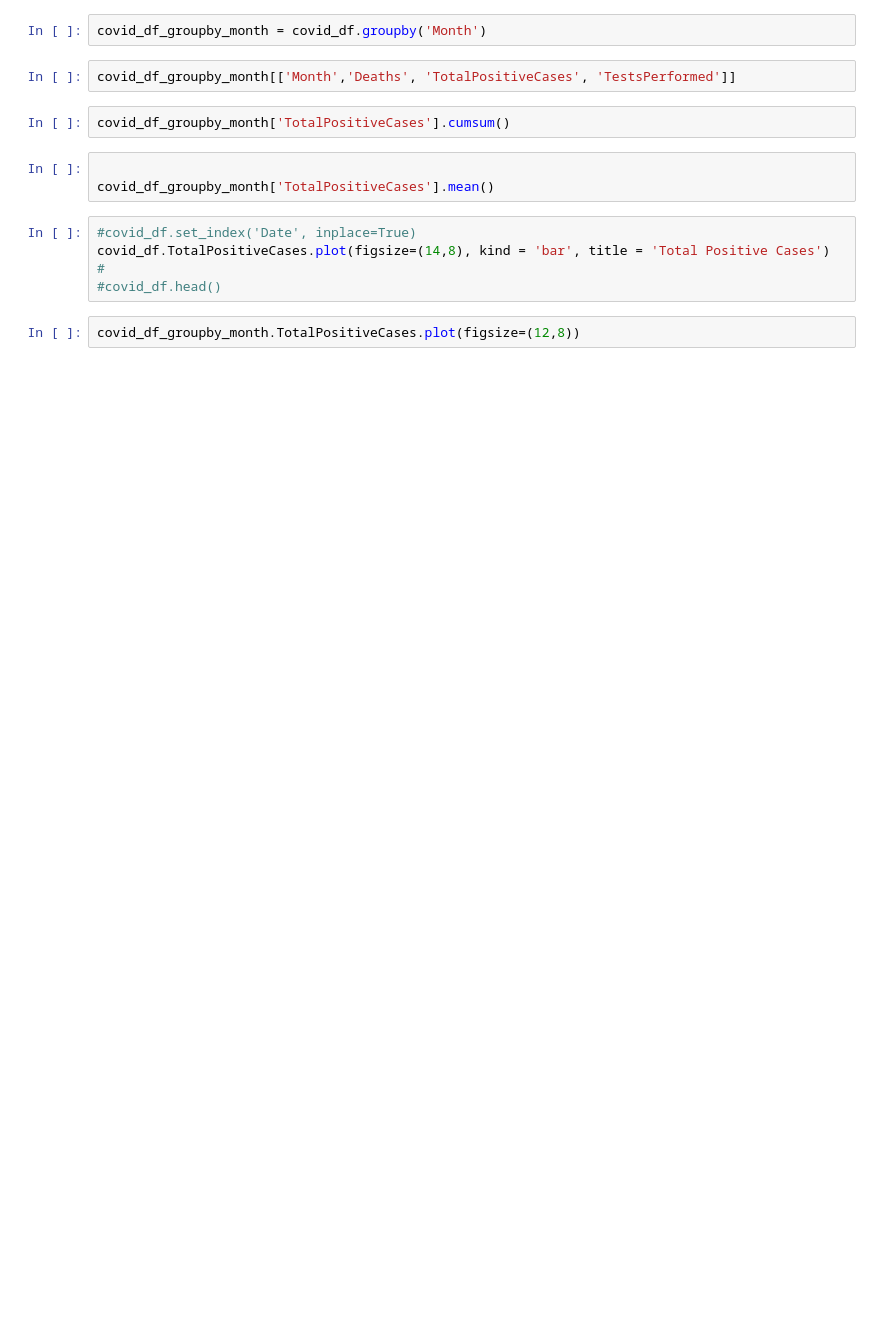
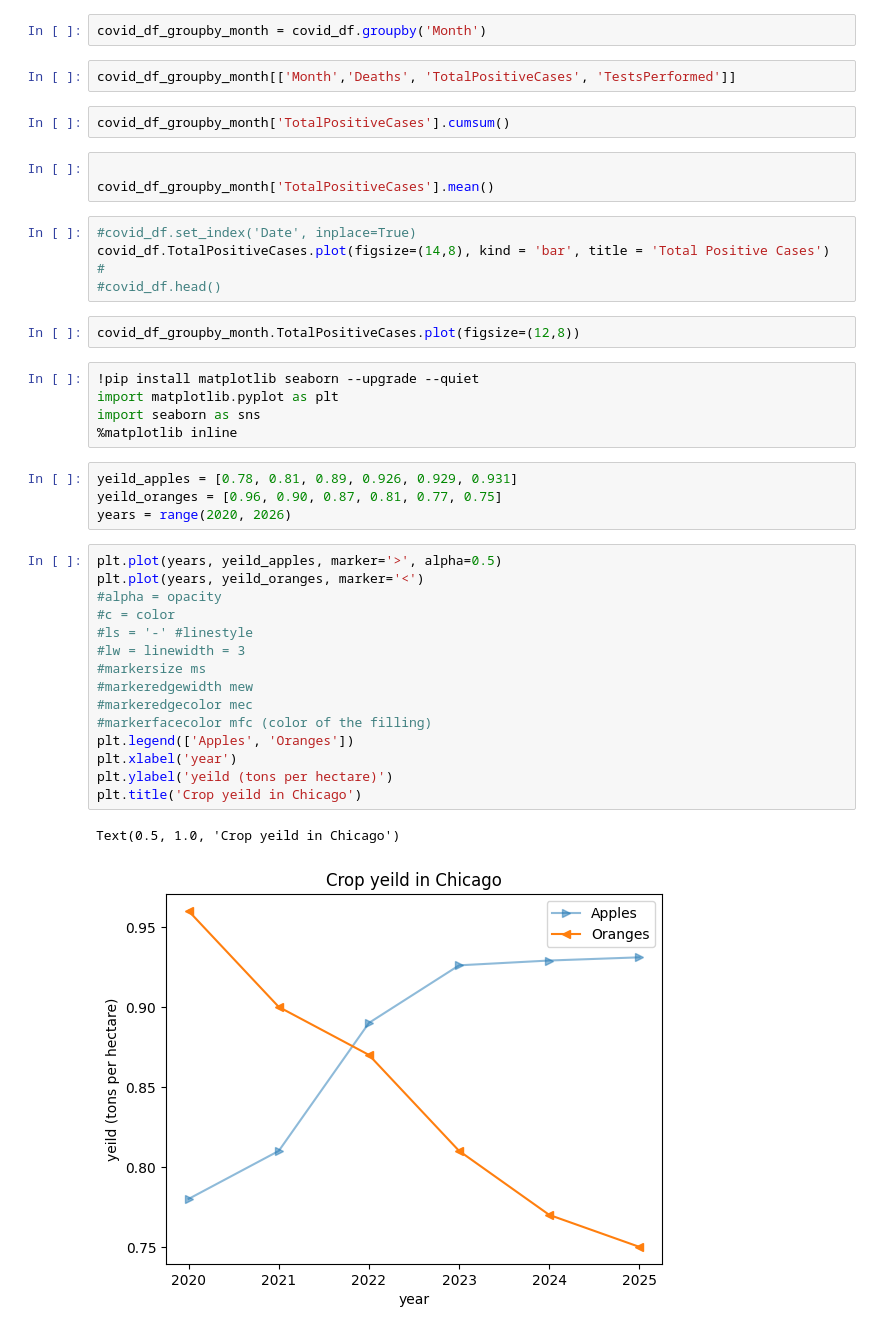
Before and after one commit to pramodreddypandiri/DA, a Jupyter notebook: DA.ipynb, the cells around one changed output. Drawn from its saved outputs; the diff is of its cells as text; blank space fills up the shorter version.

```diff
--- a/DA.ipynb
+++ b/DA.ipynb
@@ -71,3 +71,30 @@ covid_df.TotalPositiveCases.plot(figsize=(14,8), kind = 'bar', title = 'Total Po
 #covid_df.head()
 # %%
 covid_df_groupby_month.TotalPositiveCases.plot(figsize=(12,8))
+# %%
+!pip install matplotlib seaborn --upgrade --quiet
+import matplotlib.pyplot as plt
+import seaborn as sns
+%matplotlib inline
+# %%
+yeild_apples = [0.78, 0.81, 0.89, 0.926, 0.929, 0.931]
+yeild_oranges = [0.96, 0.90, 0.87, 0.81, 0.77, 0.75]
+years = range(2020, 2026)
+# %%
+plt.plot(years, yeild_apples, marker='>', alpha=0.5)
+plt.plot(years, yeild_oranges, marker='<')
+#alpha = opacity
+#c = color
+#ls = '-' #linestyle
+#lw = linewidth = 3
+#markersize ms
+#markeredgewidth mew
+#markeredgecolor mec
+#markerfacecolor mfc (color of the filling)
+plt.legend(['Apples', 'Oranges'])
+plt.xlabel('year')
+plt.ylabel('yeild (tons per hectare)')
+plt.title('Crop yeild in Chicago')
+# %% [output]
+Text(0.5, 1.0, 'Crop yeild in Chicago')
+[figure, added]
```
